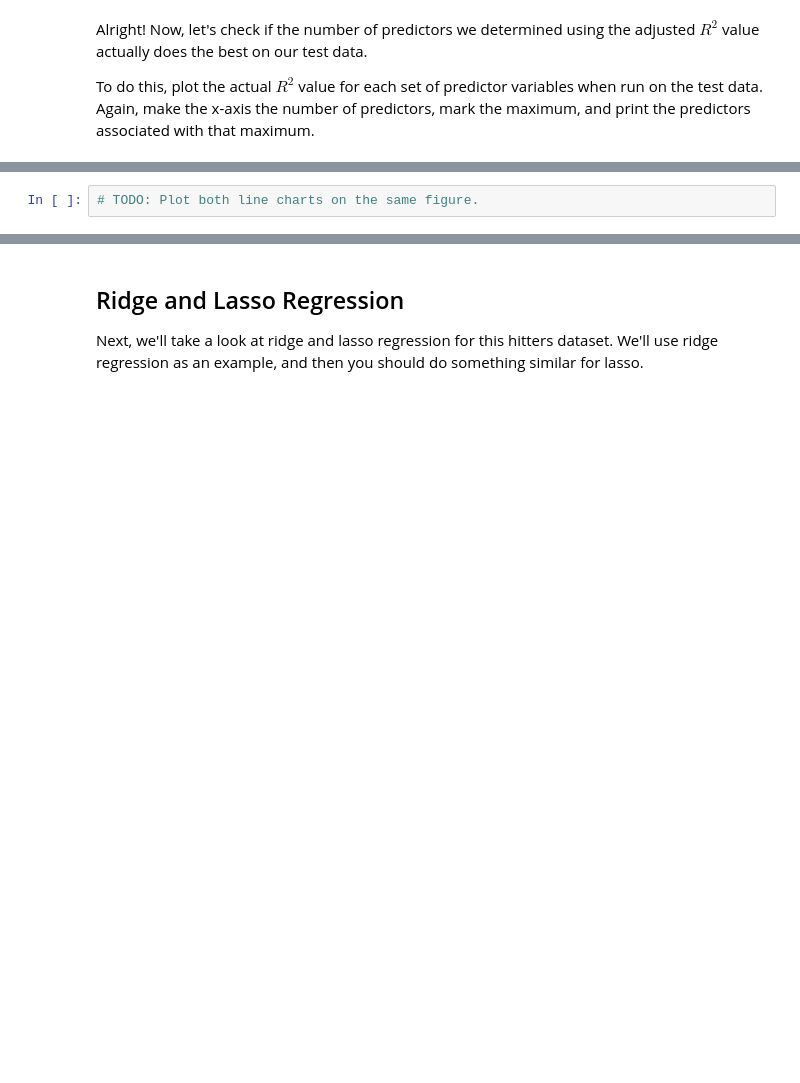
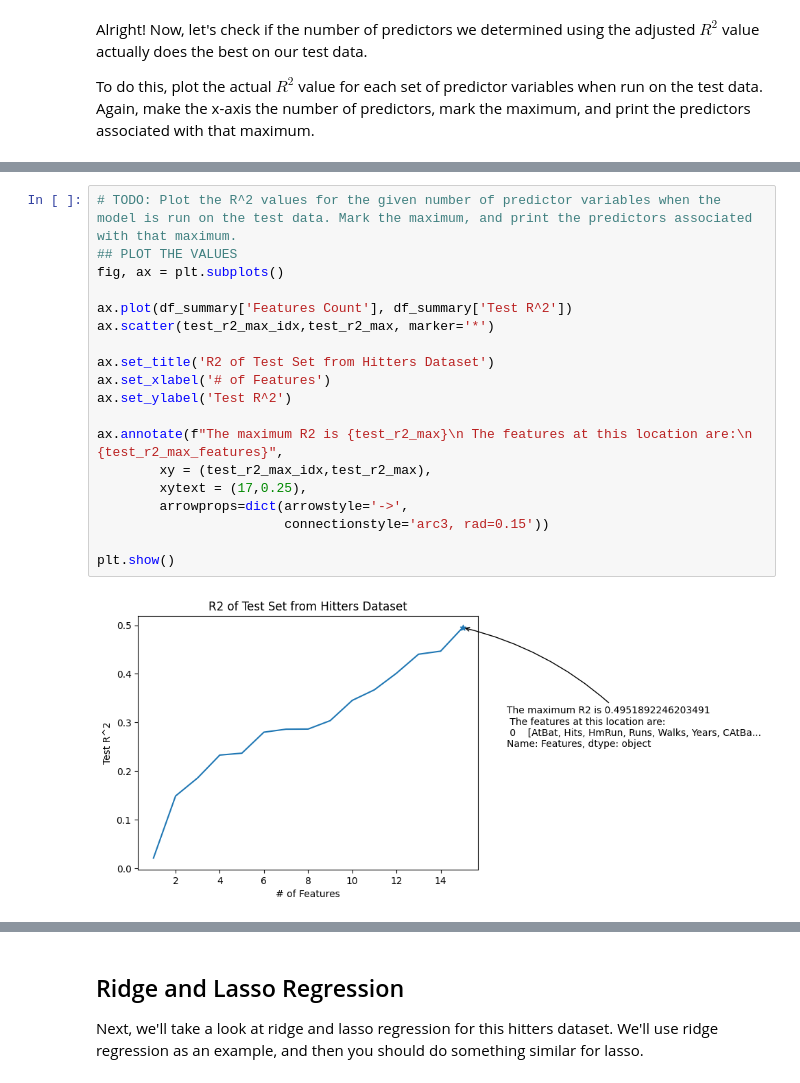
Before and after one commit to robchristiansen13/Learning, a Jupyter notebook: WeberState/CS 6570 (Data Science Algorithms I)/Assignments/CS-6570 Homework 3.ipynb, the cells around one changed output, grey strips where cells are left out. Drawn from its saved outputs; the diff is of its cells as text; blank space fills up the shorter version.

```diff
--- a/WeberState/CS 6570 (Data Science Algorithms I)/Assignments/CS-6570 Homework 3.ipynb
+++ b/WeberState/CS 6570 (Data Science Algorithms I)/Assignments/CS-6570 Homework 3.ipynb
@@ -486,2 +462,21 @@ Now, plot both on the same line charts on the same figure.
 # %%
-# TODO: Plot both line charts on the same figure.
+# TODO: Plot the R^2 values for the given number of predictor variables when the model is run on the test data. Mark the maximum, and print the predictors associated with that maximum.
+## PLOT THE VALUES
+fig, ax = plt.subplots()
+
+ax.plot(df_summary['Features Count'], df_summary['Test R^2'])
+ax.scatter(test_r2_max_idx,test_r2_max, marker='*')
+
+ax.set_title('R2 of Test Set from Hitters Dataset')
+ax.set_xlabel('# of Features')
+ax.set_ylabel('Test R^2')
+
+ax.annotate(f"The maximum R2 is {test_r2_max}\n The features at this location are:\n {test_r2_max_features}",
+        xy = (test_r2_max_idx,test_r2_max),
+        xytext = (17,0.25),
+        arrowprops=dict(arrowstyle='->',
+                        connectionstyle='arc3, rad=0.15'))
+
+plt.show()
+# %% [output]
+[figure, added]
```
Also changed, not shown: parts of 9 cells of this notebook.
